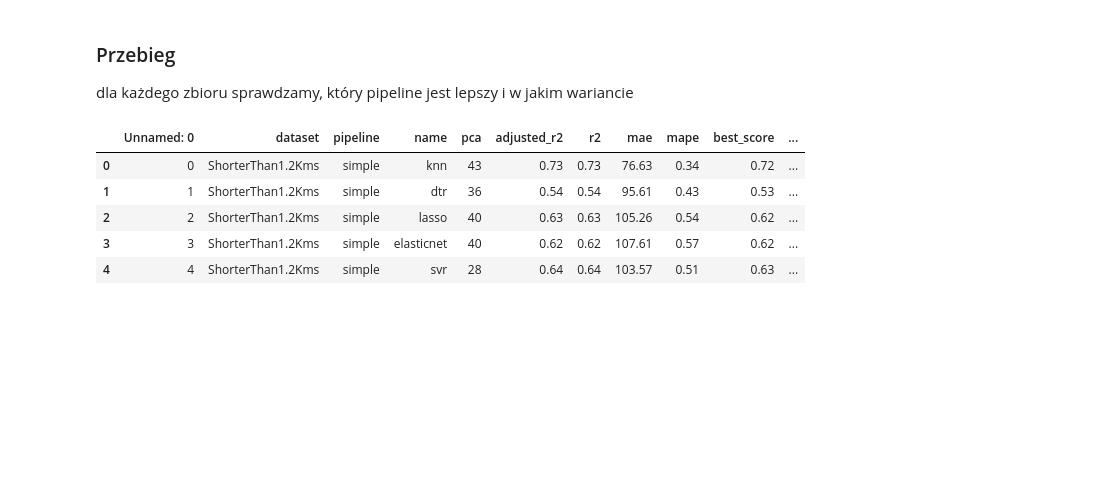
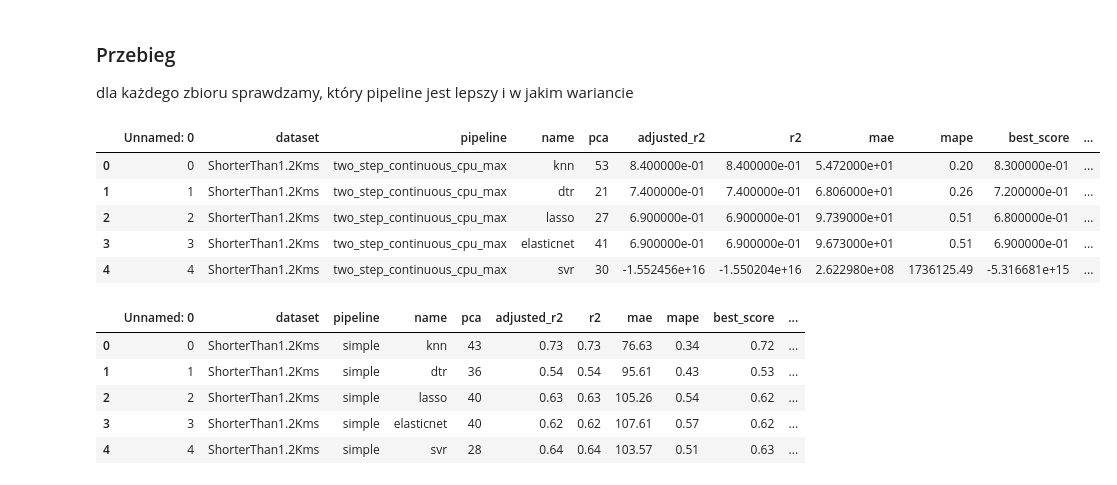
Before and after one commit to mikegpl/job-adiah, a Jupyter notebook: prediction_v2.ipynb, the cells around one changed output. Cells and saved outputs as stored; diff of their text form; code cells hidden in the pictures; blank space fills up the shorter version.

Commit message:
Runs extension for experiment 1

```diff
--- a/prediction_v2.ipynb
+++ b/prediction_v2.ipynb
@@ -138,12 +170,12 @@ grid_search = HalvingGridSearchCV(full_pipeline, {**knn_param_grid, **pca_param_
 from sklearn.metrics import r2_score, mean_absolute_error, mean_absolute_percentage_error
 
 
-def rate_regressor(X_train, y_train, X_test, y_test, regressor, regressor_params, verbose=2, aggressive_elimination=True, steps=base_steps):
+def rate_regressor(X_train, y_train, X_test, y_test, regressor, regressor_params, verbose=10, aggressive_elimination=True, steps=base_steps):
     print(f"Rating {regressor}")
     full_pipeline = Pipeline(steps= base_steps + [regressor])
     vector_length = X_train.shape[1]
     pca_param_grid = {'pca__n_components': np.arange(1, vector_length, 1),}
-    grid_search = HalvingGridSearchCV(full_pipeline, {**pca_param_grid, **regressor_params}, cv=2, verbose=verbose, scoring="r2", n_jobs=3, aggressive_elimination=aggressive_elimination)
+    grid_search = HalvingGridSearchCV(full_pipeline, {**pca_param_grid, **regressor_params}, cv=2, verbose=verbose, scoring="r2", n_jobs=8)
     grid_search.fit(X_train, y_train)
 
     # scores
@@ -199,7 +231,7 @@ datasets = make_datasets(load_data())
 # %%
 dfs_for_jobs = [pd.DataFrame(y) for x, y in load_data().groupby('name', as_index=False)]
 # %%
-def rate_data(features, targets, regressors, verbose=2, pipeline_steps=base_steps):
+def rate_data(features, targets, regressors, verbose=10, pipeline_steps=base_steps):
     X_train, X_test, y_train, y_test = train_test_split(features, targets, test_size=0.3, random_state=0)
     df = pd.DataFrame(columns=["name", "pca", "adjusted_r2","r2", "mae", "mape", "best_score", "params"])
     for (regressor, params) in regressors:
@@ -305,7 +385,7 @@ def run_experiment1a():
     for name, dataset in exp1_datasets.items():
         print(f"Evaluating dataset {name} of length {len(dataset)}")
         def run_pipeline(name, features, targets):
-            pipeline_df = rate_data(features, targets, basic_regressors, verbose=0)
+            pipeline_df = rate_data(features, targets, basic_regressors, verbose=10)
             pipeline_df["pipeline"] = name
             return pipeline_df
         dataset_df = pd.concat([
@@ -328,36 +408,48 @@ def run_experiment1b():
     for name, dataset in exp1_datasets.items():
         print(f"Evaluating dataset {name} of length {len(dataset)}")
         def run_pipeline(name, features, targets):
-            pipeline_df = rate_data(features, targets, basic_regressors, verbose=0)
+            print(f"Running pipeline {name}")
+            pipeline_df = rate_data(features, targets, basic_regressors, verbose=10)
             pipeline_df["pipeline"] = name
             return pipeline_df
         dataset_df = pd.concat([
-            run_pipeline("two_step_continuous_cpu_max", *get_pipeline3_data(dataset), "cpu_max"),
-            run_pipeline("two_step_8_cat_cpu_max", *get_pipeline4_data(dataset, 8, "cpu_max")),
-            run_pipeline("two_step_9_cat_cpu_max", *get_pipeline4_data(dataset, 9), "cpu_max"),
-            run_pipeline("two_step_10_cat_cpu_max", *get_pipeline4_data(dataset, 10), "cpu_max"),
-            run_pipeline("two_step_continuous_ctime_sum", *get_pipeline3_data(dataset), "ctime_sum"),
-            run_pipeline("two_step_8_cat_ctime_sum", *get_pipeline4_data(dataset, 8, "ctime_sum")),
-            run_pipeline("two_step_9_cat_ctime_sum", *get_pipeline4_data(dataset, 9), "ctime_sum"),
-            run_pipeline("two_step_10_cat_ctime_sum", *get_pipeline4_data(dataset, 10), "ctime_sum"),
+            run_pipeline("two_step_continuous_cpu_max", *get_pipeline3_data_cmax(dataset)),
+            run_pipeline("two_step_8_cat_cpu_max", *get_pipeline4_data_cmax(dataset, 8)),
+            run_pipeline("two_step_9_cat_cpu_max", *get_pipeline4_data_cmax(dataset, 9)),
+            run_pipeline("two_step_10_cat_cpu_max", *get_pipeline4_data_cmax(dataset, 10)),
+            run_pipeline("two_step_continuous_ctime_sum", *get_pipeline3_data_csum(dataset)),
+            run_pipeline("two_step_8_cat_ctime_sum", *get_pipeline4_data_csum(dataset, 8)),
+            run_pipeline("two_step_9_cat_ctime_sum", *get_pipeline4_data_csum(dataset, 9)),
+            run_pipeline("two_step_10_cat_ctime_sum", *get_pipeline4_data_csum(dataset, 10)),
         ])
         dataset_df["dataset"] = name
         full_df = full_df.append(dataset_df)
     return full_df
 # %%
 if not os.path.isfile("exp1.csv"):
+    print("Running experiment 1a")
     exp1a_df = run_experiment1a()
-    # exp1_df.to_csv("exp1.csv")
+    exp1_df.to_csv("exp1.csv")
 else:
     exp1a_df = pd.read_csv("exp1.csv").round(2)
 
 if not os.path.isfile("exp1b.csv"):
+    print("Running experiment 1b")
     exp1b_df = run_experiment1b()
-    # exp1_df.to_csv("exp1.csv")
+    exp1b_df.to_csv("exp1b.csv")
 else:
     exp1b_df = pd.read_csv("exp1b.csv").round(2)
 
 exp1_df = pd.concat([exp1a_df, exp1b_df])
+# %%
+exp1b_df.head().round(2)
+# %% [output]
+|  | Unnamed: 0 | dataset | pipeline | name | pca | adjusted_r2 | r2 | mae | mape | best_score | ... |
+| 0 | 0 | ShorterThan1.2Kms | two_step_continuous_cpu_max | knn | 53 | 8.400000e-01 | 8.400000e-01 | 5.472000e+01 | 0.20 | 8.300000e-01 | ... |
+| 1 | 1 | ShorterThan1.2Kms | two_step_continuous_cpu_max | dtr | 21 | 7.400000e-01 | 7.400000e-01 | 6.806000e+01 | 0.26 | 7.200000e-01 | ... |
+| 2 | 2 | ShorterThan1.2Kms | two_step_continuous_cpu_max | lasso | 27 | 6.900000e-01 | 6.900000e-01 | 9.739000e+01 | 0.51 | 6.800000e-01 | ... |
+| 3 | 3 | ShorterThan1.2Kms | two_step_continuous_cpu_max | elasticnet | 41 | 6.900000e-01 | 6.900000e-01 | 9.673000e+01 | 0.51 | 6.900000e-01 | ... |
+| 4 | 4 | ShorterThan1.2Kms | two_step_continuous_cpu_max | svr | 30 | -1.552456e+16 | -1.550204e+16 | 2.622980e+08 | 1736125.49 | -5.316681e+15 | ... |
 # %%
 exp1_df.head()
 # %% [output]
```
Also changed, not shown: parts of 3 cells of this notebook, 1 other file.
